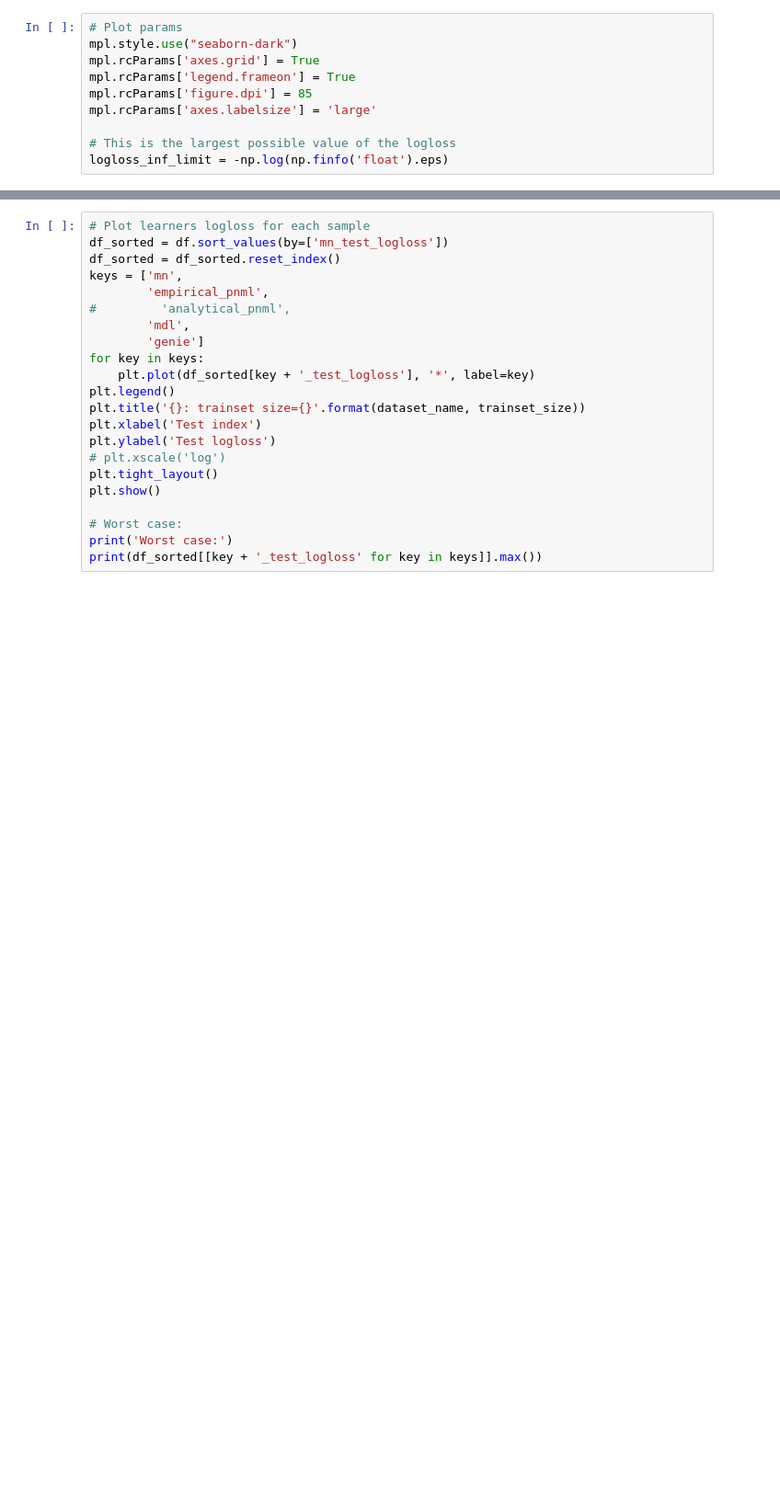
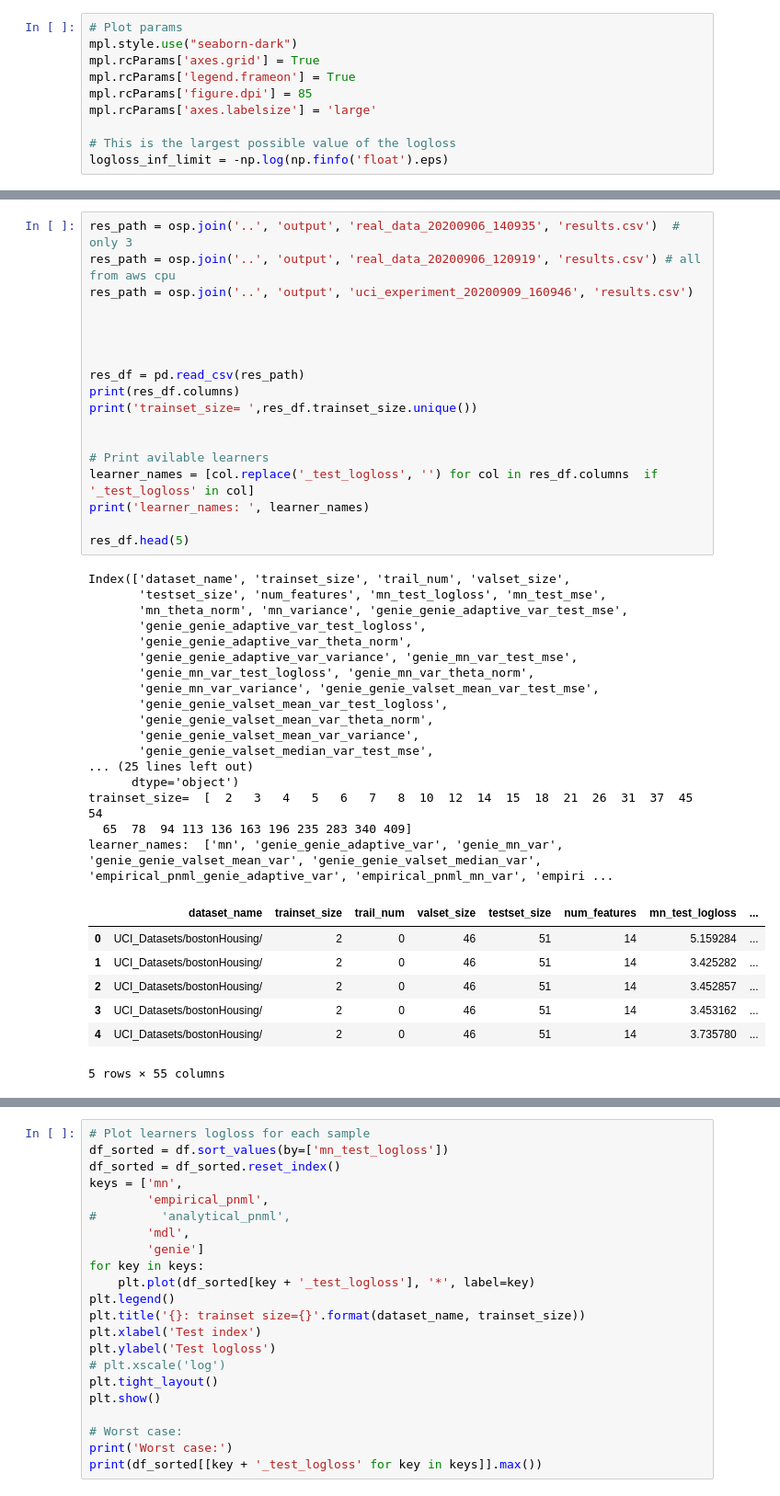
Before and after one commit to kobybibas/pnml_linear_regression_simulation, a Jupyter notebook: notebooks/single_real_data.ipynb, the cells around one changed output, grey strips where cells are left out. Shown: that part at 92% size. Drawn from its saved outputs; the diff is of its cells as text; blank space fills up the shorter version.

```diff
--- a/notebooks/single_real_data.ipynb
+++ b/notebooks/single_real_data.ipynb
@@ -65,3 +22,46 @@ trainset_size=  [ 4 10 20]
+# %%
+res_path = osp.join('..', 'output', 'real_data_20200906_140935', 'results.csv')  # only 3
+res_path = osp.join('..', 'output', 'real_data_20200906_120919', 'results.csv') # all from aws cpu
+res_path = osp.join('..', 'output', 'uci_experiment_20200909_160946', 'results.csv')
+
+
+
+
+res_df = pd.read_csv(res_path)
+print(res_df.columns)
+print('trainset_size= ',res_df.trainset_size.unique())
+
+
+# Print avilable learners
+learner_names = [col.replace('_test_logloss', '') for col in res_df.columns  if '_test_logloss' in col]
+print('learner_names: ', learner_names)
+
+res_df.head(5)
+# %% [output]
+Index(['dataset_name', 'trainset_size', 'trail_num', 'valset_size',
+       'testset_size', 'num_features', 'mn_test_logloss', 'mn_test_mse',
+       'mn_theta_norm', 'mn_variance', 'genie_genie_adaptive_var_test_mse',
+       'genie_genie_adaptive_var_test_logloss',
+       'genie_genie_adaptive_var_theta_norm',
+       'genie_genie_adaptive_var_variance', 'genie_mn_var_test_mse',
+       'genie_mn_var_test_logloss', 'genie_mn_var_theta_norm',
+       'genie_mn_var_variance', 'genie_genie_valset_mean_var_test_mse',
+       'genie_genie_valset_mean_var_test_logloss',
+       'genie_genie_valset_mean_var_theta_norm',
+       'genie_genie_valset_mean_var_variance',
+       'genie_genie_valset_median_var_test_mse',
+... (25 lines left out)
+      dtype='object')
+trainset_size=  [  2   3   4   5   6   7   8  10  12  14  15  18  21  26  31  37  45  54
+  65  78  94 113 136 163 196 235 283 340 409]
+learner_names:  ['mn', 'genie_genie_adaptive_var', 'genie_mn_var', 'genie_genie_valset_mean_var', 'genie_genie_valset_median_var', 'empirical_pnml_genie_adaptive_var', 'empirical_pnml_mn_var', 'empiri ...
+|  | dataset_name | trainset_size | trail_num | valset_size | testset_size | num_features | mn_test_logloss | ... |
+| 0 | UCI_Datasets/bostonHousing/ | 2 | 0 | 46 | 51 | 14 | 5.159284 | ... |
+| 1 | UCI_Datasets/bostonHousing/ | 2 | 0 | 46 | 51 | 14 | 3.425282 | ... |
+| 2 | UCI_Datasets/bostonHousing/ | 2 | 0 | 46 | 51 | 14 | 3.452857 | ... |
+| 3 | UCI_Datasets/bostonHousing/ | 2 | 0 | 46 | 51 | 14 | 3.453162 | ... |
+| 4 | UCI_Datasets/bostonHousing/ | 2 | 0 | 46 | 51 | 14 | 3.735780 | ... |
+5 rows × 55 columns
 # %%
 # List learners
 var_types = []
```
Also changed, not shown: parts of 10 cells of this notebook, 10 other files.
